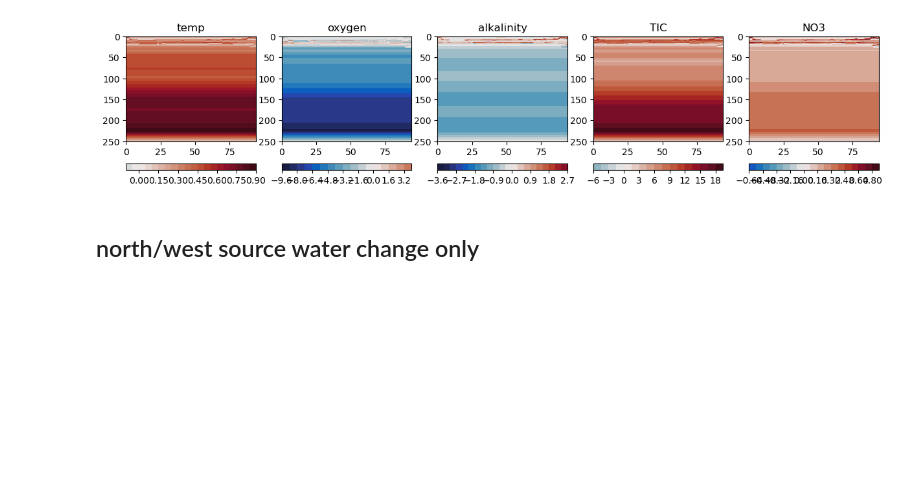
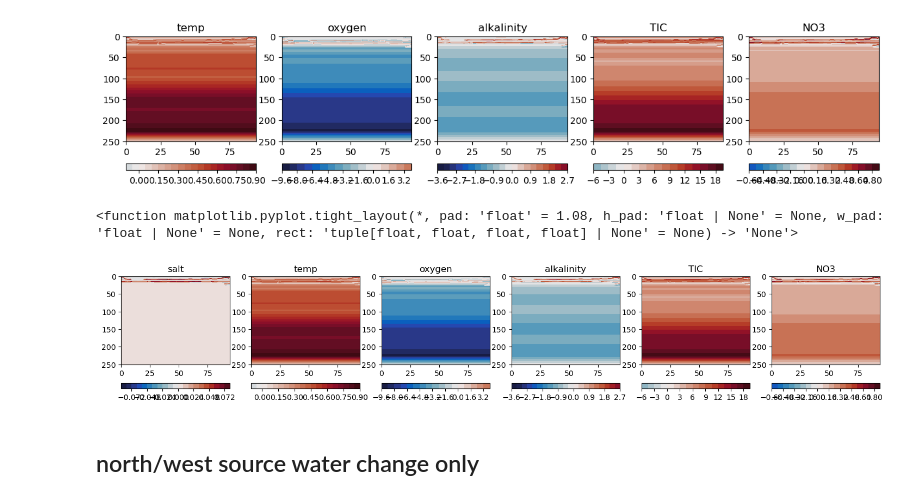
Before and after one commit to UBC-MOAD/analysis-becca, a Jupyter notebook: projections/bdy_play.ipynb, the cells around one changed output. Saved outputs shown, nothing was run; the diff lists cells and outputs as text; code cells hidden in the pictures; blank space fills up the shorter version.

Commit message:
checked bdy results and fixed error in local

```diff
--- a/projections/bdy_play.ipynb
+++ b/projections/bdy_play.ipynb
@@ -385,6 +385,45 @@ plt.tight_layout
 # %% [output]
 <function matplotlib.pyplot.tight_layout(*, pad: 'float' = 1.08, h_pad: 'float | None' = None, w_pad: 'float | None' = None, rect: 'tuple[float, float, float, float] | None' = None) -> 'None'>
 [figure]
+# %%
+# now that we've run it bring in actual results
+data = xr.open_dataset('/ocean/rbeutel/MOAD/analysis-becca/projections/output/bdy_SouthChange/LiveOcean_v201905_y2018m01d01.nc')
+
+# build an easily editable tracer dictionary
+new_interps = {
+    "salt":       data["vosaline"][0, :, :, :].values.copy(),   # (40, 1, 950)
+    "temp":       data["votemper"][0, :, :, :].values.copy(),
+    "NO3":        data["NO3"][0, :, :, :].values.copy(),
+    "Si":         data["Si"][0, :, :, :].values.copy(),
+    "oxygen":     data["OXY"][0, :, :, :].values.copy(),
+    "TIC":        data["DIC"][0, :, :, :].values.copy(),
+    "alkalinity": data["TA"][0, :, :, :].values.copy(),
+}
+
+# looks at a section for each edited variable
+X, Y = np.meshgrid(day1.xbT[0:95].values,day1.deptht.values)
+tracers = ['salt','temp','oxygen','alkalinity','TIC','NO3']
+
+fig, ax = plt.subplots(1,6,figsize=[18,3])
+
+for i in range(len(tracers)):
+
+    title=f"{tracers[i]}"
+    ax[i].set_title(title)
+
+    values = new_interps[tracers[i]][:,0,0:95] - original_interps[tracers[i]][:,0,0:95]
+    vmin, vmax = -np.max(abs(values)), np.max(abs(values))
+
+    cs = ax[i].contourf(X,Y,values,levels=20,cmap=cm.balance,vmin=vmin,vmax=vmax)
+    fig.colorbar(cs, ax=ax[i], location='bottom')
+    ax[i].set_ylim([250,0])
+
+plt.tight_layout
+
+# somethings different
+# %% [output]
+<function matplotlib.pyplot.tight_layout(*, pad: 'float' = 1.08, h_pad: 'float | None' = None, w_pad: 'float | None' = None, rect: 'tuple[float, float, float, float] | None' = None) -> 'None'>
+[figure, added]
 # %% [markdown]
 ## north/west source water change only
 # %%
```
Also changed, not shown: parts of 7 cells of this notebook, 1 other file.
